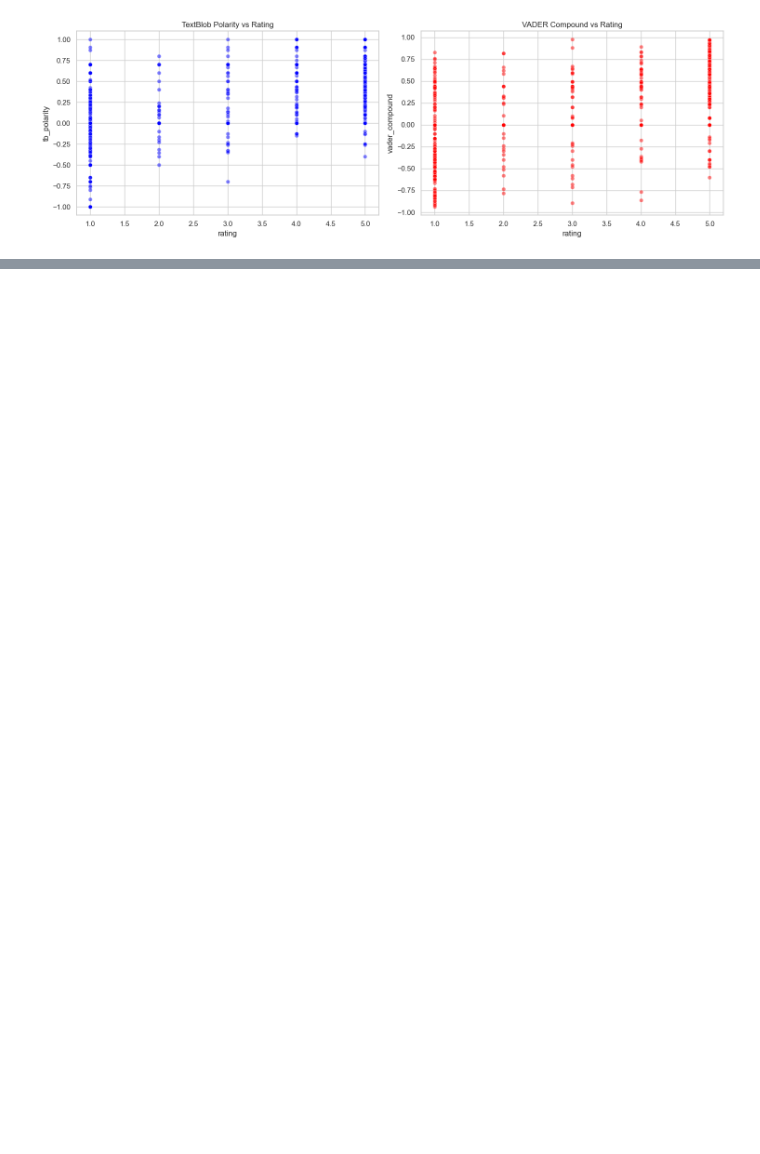
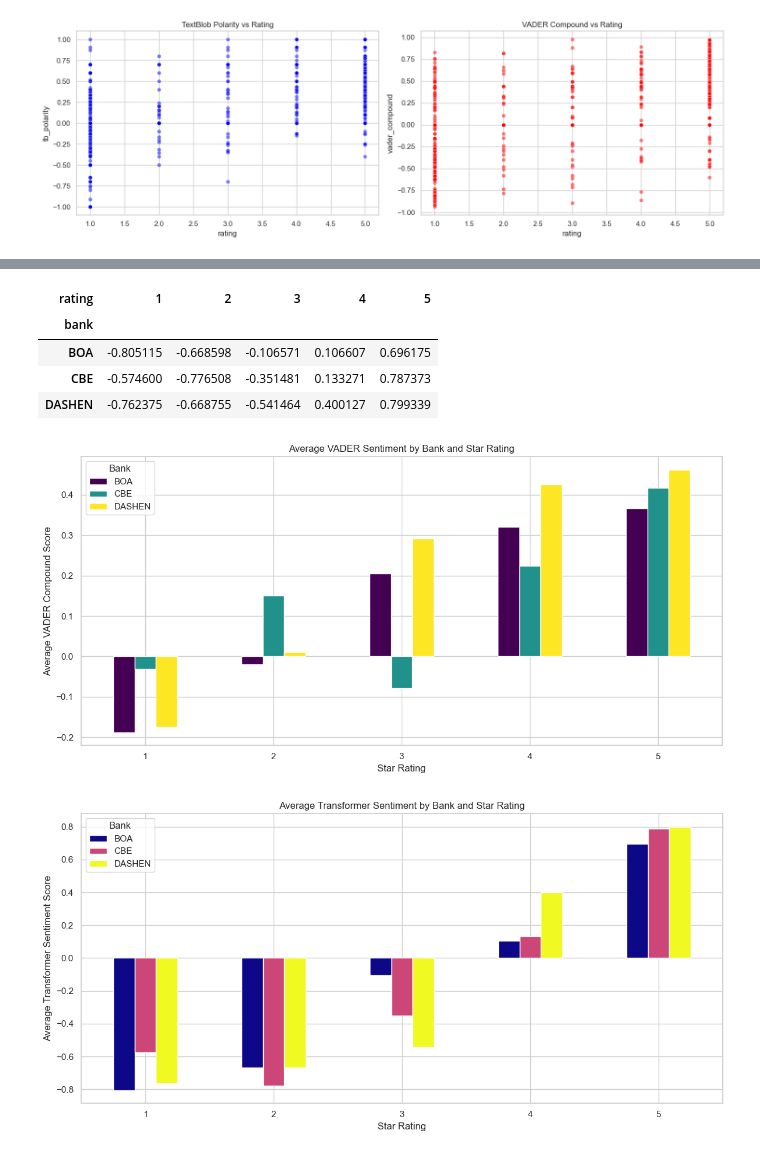
Before and after one commit to Simbogj/fintech-review-analytics, a Jupyter notebook: notebooks/sentiment_thematic_analysis.ipynb, the cells around one changed output, grey strips where cells are left out. Saved outputs shown, nothing was run; the diff lists cells and outputs as text; code cells hidden in the pictures; blank space fills up the shorter version.

```diff
--- a/notebooks/sentiment_thematic_analysis.ipynb
+++ b/notebooks/sentiment_thematic_analysis.ipynb
@@ -370,0 +575,12 @@ else:
+# %%
+# Create VADER sentiment labels from compound score
+
+def get_vader_label(score):
+    if score >= 0.05:
+        return 'positive'
+    elif score <= -0.05:
+        return 'negative'
+    else:
+        return 'neutral'
+
+df_clean['sentiment'] = df_clean['vader_compound'].apply(get_vader_label)
@@ -370,0 +636,60 @@ else:
+# %%
+import matplotlib.pyplot as plt
+
+# Aggregate VADER sentiment scores by bank and star rating
+vader_agg_sentiment = (
+    df_clean.groupby(['bank', 'rating'])['vader_compound']
+    .mean()
+    .unstack()
+)
+
+display(vader_agg_sentiment)
+
+# Aggregate TextBlob polarity scores by bank and star rating
+tb_agg_sentiment = (
+    df_clean.groupby(['bank', 'rating'])['tb_polarity']
+    .mean()
+    .unstack()
+)
+
+display(tb_agg_sentiment)
+
+# Aggregate Transformer sentiment scores by bank and star rating
+transformer_agg_sentiment = (
+    df_clean.groupby(['bank', 'rating'])['transformer_sentiment_score']
+    .mean()
+    .unstack()
+)
+
+display(transformer_agg_sentiment)
+
+# Visualize VADER sentiment by bank and rating
+vader_agg_sentiment.T.plot(
+    kind='bar',
+    figsize=(12, 6),
+    colormap='viridis'
+)
+
+plt.title('Average VADER Sentiment by Bank and Star Rating')
+plt.xlabel('Star Rating')
+plt.ylabel('Average VADER Compound Score')
+plt.xticks(rotation=0)
+plt.legend(title='Bank')
+plt.tight_layout()
+plt.show()
+
+# Visualize Transformer sentiment by bank and rating
+transformer_agg_sentiment.T.plot(
+    kind='bar',
+    figsize=(12, 6),
+    colormap='plasma'
+)
+
+plt.title('Average Transformer Sentiment by Bank and Star Rating')
+plt.xlabel('Star Rating')
+plt.ylabel('Average Transformer Sentiment Score')
+plt.xticks(rotation=0)
+plt.legend(title='Bank')
+plt.tight_layout()
+plt.show()
+# %% [output]
@@ -370,0 +706,7 @@ else:
+| rating | 1 | 2 | 3 | 4 | 5 |
+| bank |  |  |  |  |  |
+| BOA | -0.805115 | -0.668598 | -0.106571 | 0.106607 | 0.696175 |
+| CBE | -0.574600 | -0.776508 | -0.351481 | 0.133271 | 0.787373 |
+| DASHEN | -0.762375 | -0.668755 | -0.541464 | 0.400127 | 0.799339 |
+[figure, added]
+[figure, added]
```
Also changed, not shown: parts of 32 cells of this notebook, 3 other files.
